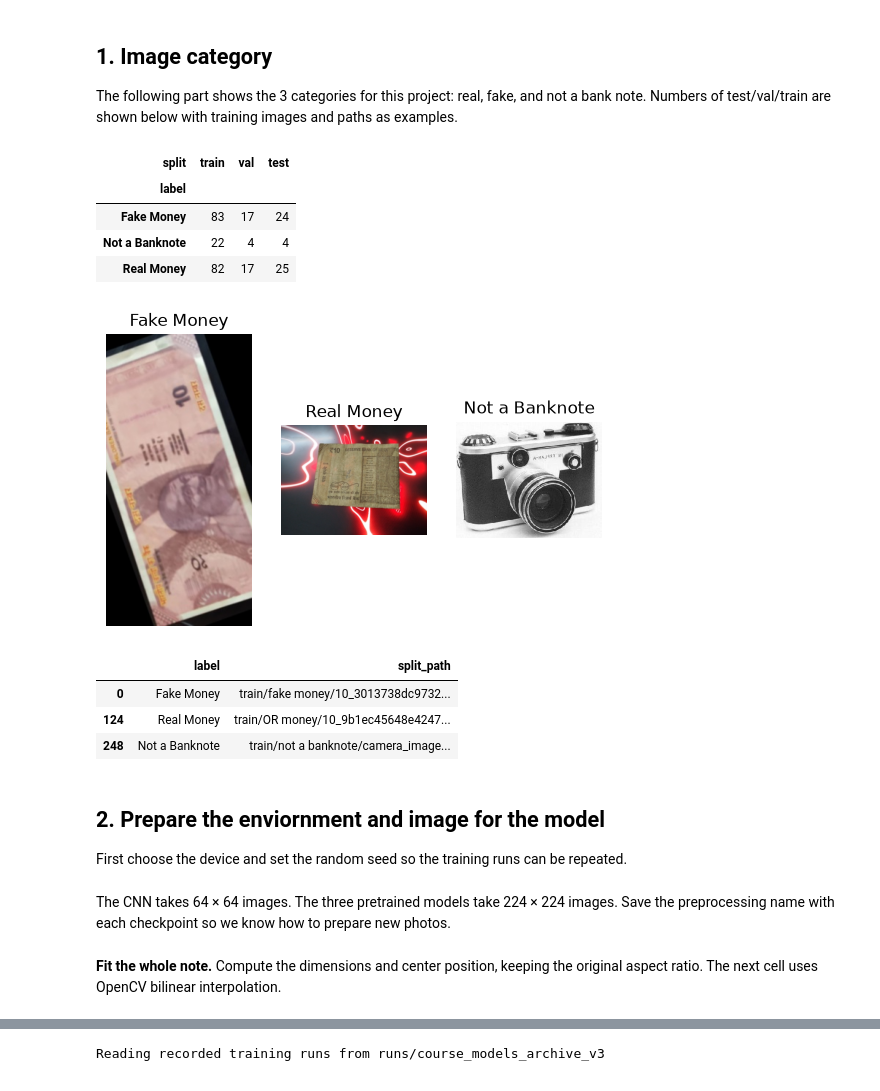
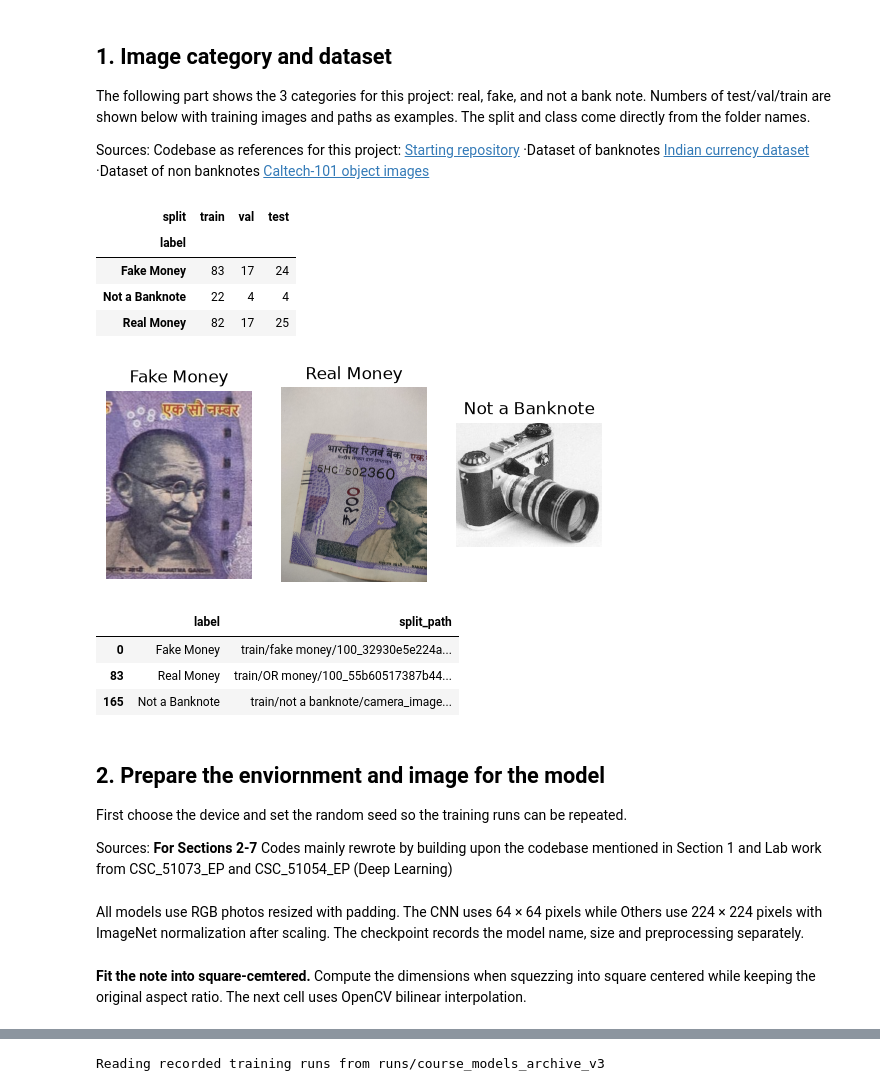
Before and after one commit to exileheadgrz/fakeBankNoteDetection, a Jupyter notebook: moneyDetectionFlassfier.ipynb, the cells around one changed output, grey strips where cells are left out. Saved outputs shown, nothing was run; the diff lists cells and outputs as text; code cells hidden in the pictures.

```diff
--- a/moneyDetectionFlassfier.ipynb
+++ b/moneyDetectionFlassfier.ipynb
@@ -77,41 +72,57 @@ def read_rgb(path):
         reader.release()
     return cv2.cvtColor(bgr, cv2.COLOR_BGR2RGB)
 # %% [markdown]
-## 1. Image category
+## 1. Image category and dataset
 
-The following part shows the 3 categories for this project: real, fake, and not a bank note. Numbers of test/val/train are shown below with training images and paths as examples.
+The following part shows the 3 categories for this project: real, fake, and not a bank note. Numbers of test/val/train are shown below with training images and paths as examples. The split and class come directly from the folder names.
+
+Sources: Codebase as references for this project: [Starting repository](https://github.com/barani011/Fake_Money_Detection) ·Dataset of banknotes [Indian currency dataset](https://www.kaggle.com/datasets/preetrank/indian-currency-real-vs-fake-notes-dataset) ·Dataset of non banknotes [Caltech-101 object images](https://data.caltech.edu/records/mzrjq-6wc02)
 # %%
+def list_images(folder):
+    """Return sorted image paths from one class folder so each run visits the same files."""
+    extensions = {".jpg", ".jpeg", ".png", ".avif"}
+    return [str(p) for p in sorted(Path(folder).iterdir())
+            if p.is_file() and p.suffix.lower() in extensions]
+
+
 def show_photos(files, captions):
     plt.figure()
     for i, (path, caption) in enumerate(zip(files, captions), start=1):
         plt.subplot(1, len(files), i)
         plt.imshow(read_rgb(DATA / path))
         plt.title(caption)
         plt.axis("off")
     plt.show()
 
 
-paths = pd.read_csv(DATA / "image_paths.csv", usecols=["split", "label", "split_path"])
-paths["label"] = paths["label"].map(DISPLAY_NAMES)
+rows = []
+for split in ("train", "val", "test"):
+    for folder, label in DISPLAY_NAMES.items():
+        for file in list_images(DATA / split / folder):
+            rows.append((split, label, Path(file).relative_to(DATA).as_posix()))
+
+paths = pd.DataFrame(rows, columns=["split", "label", "split_path"])
 display(pd.crosstab(paths["label"], paths["split"])[["train", "val", "test"]])
 
 examples = paths[paths["split"] == "train"].drop_duplicates("label")
 show_photos(examples["split_path"], examples["label"])
 display(examples[["label", "split_path"]])
 # %% [output]
 | split | train | val | test |
 | label |  |  |  |
 | Fake Money | 83 | 17 | 24 |
 | Not a Banknote | 22 | 4 | 4 |
 | Real Money | 82 | 17 | 25 |
-[figure, old version]
+[figure, new version]
 |  | label | split_path |
-| 0 | Fake Money | train/fake money/10_3013738dc9732... |
-| 124 | Real Money | train/OR money/10_9b1ec45648e4247... |
-| 248 | Not a Banknote | train/not a banknote/camera_image... |
+| 0 | Fake Money | train/fake money/100_32930e5e224a... |
+| 83 | Real Money | train/OR money/100_55b60517387b44... |
+| 165 | Not a Banknote | train/not a banknote/camera_image... |
 # %% [markdown]
 ## 2. Prepare the enviornment and image for the model
 
 First choose the device and set the random seed so the training runs can be repeated.
+
+Sources: **For Sections 2-7** Codes mainly rewrote by building upon the codebase mentioned in Section 1 and Lab work from CSC_51073_EP and CSC_51054_EP (Deep Learning)
 # %%
 def set_seed(seed):
@@ -131,5 +141,5 @@ def get_device():
         return torch.device("mps")
     return torch.device("cpu")
 # %% [markdown]
-The CNN takes 64 × 64 images. The three pretrained models take 224 × 224 images. Save the preprocessing name with each checkpoint so we know how to prepare new photos.
+All  models use RGB photos resized with padding. The CNN uses 64 × 64 pixels while  Others use 224 × 224 pixels with ImageNet normalization after scaling. The checkpoint records the model name, size and preprocessing separately.
 # %%
@@ -149,5 +154,5 @@ def preprocessing_config(architecture):
 # %% [markdown]
-**Fit the whole note.** Compute the dimensions and center position, keeping the original aspect ratio. The next cell uses OpenCV bilinear interpolation.
+**Fit the note into square-cemtered.** Compute the dimensions when squezzing into square centered while keeping the original aspect ratio. The next cell uses OpenCV bilinear interpolation.
 # %%
 def fit_square(original_size, target_size):
     """Resize the long side to target_size and center the image in the square."""
```
Also changed, not shown: parts of 57 cells of this notebook.
